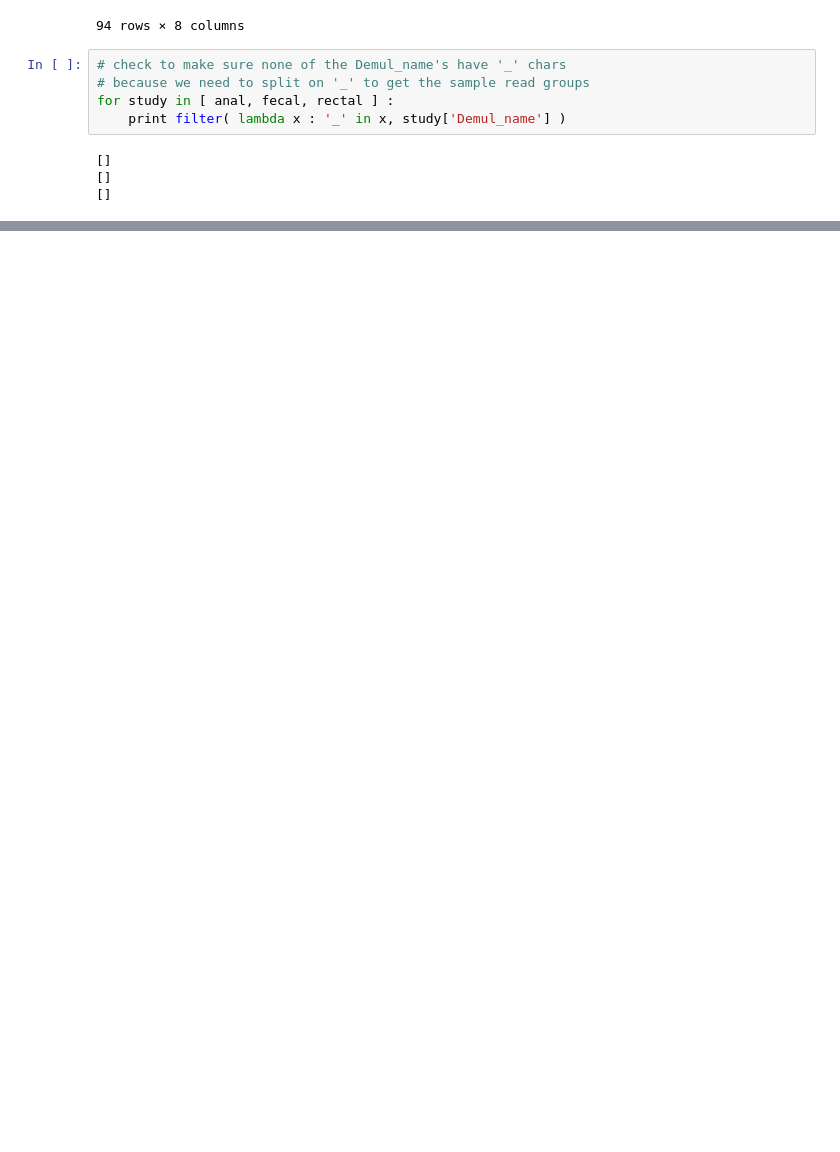
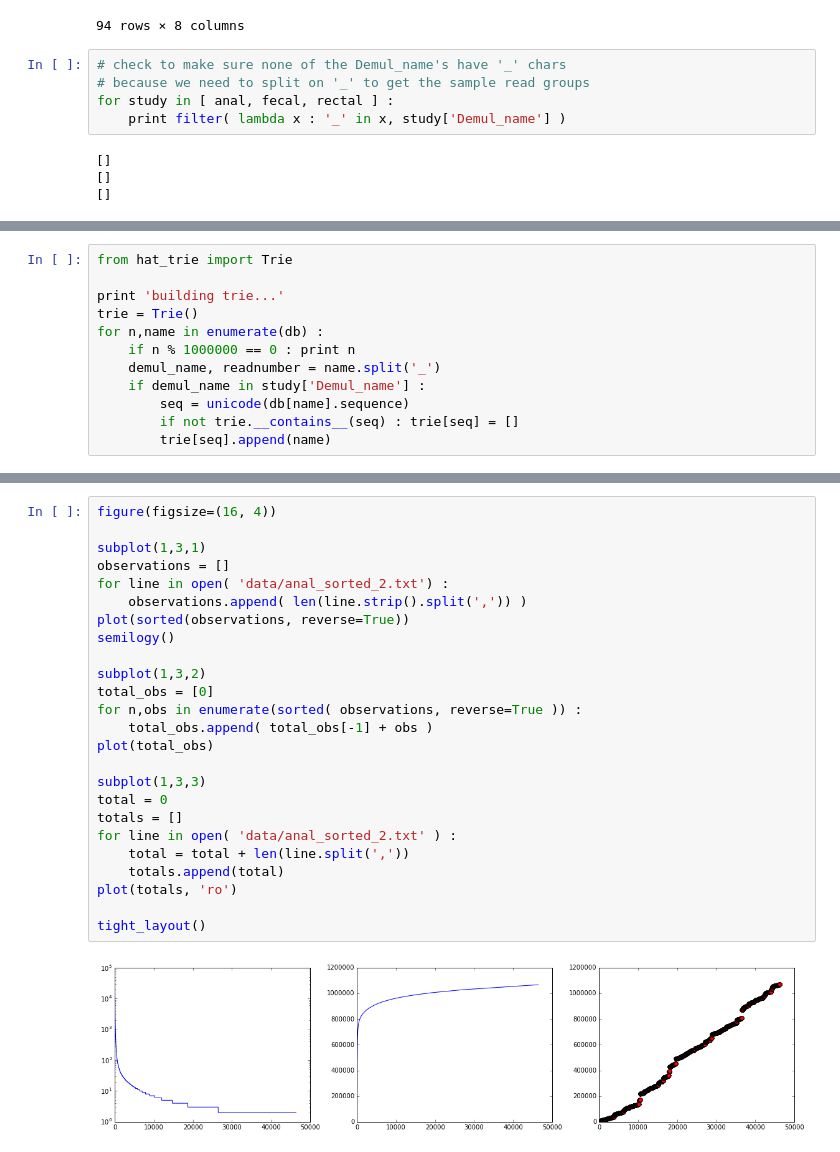
Before and after one commit to ryneches/catbutt, a Jupyter notebook: cattbutt.ipynb, the cells around one changed output, grey strips where cells are left out. Saved outputs shown, nothing was run; the diff lists cells and outputs as text; blank space fills up the shorter version.

```diff
--- a/cattbutt.ipynb
+++ b/cattbutt.ipynb
@@ -167,0 +184,12 @@ for study in [ anal, fecal, rectal ] :
+# %%
+from hat_trie import Trie
+
+print 'building trie...'
+trie = Trie()
+for n,name in enumerate(db) :
+    if n % 1000000 == 0 : print n
+    demul_name, readnumber = name.split('_')
+    if demul_name in study['Demul_name'] :
+        seq = unicode(db[name].sequence)
+        if not trie.__contains__(seq) : trie[seq] = []
+        trie[seq].append(name)
@@ -199,0 +244,27 @@ with open('fishpoo_nochimeras_sorted_nonrare_2.fasta', 'w' ) as f1, \
+# %%
+figure(figsize=(16, 4))
+
+subplot(1,3,1)
+observations = []
+for line in open( 'data/anal_sorted_2.txt') :
+    observations.append( len(line.strip().split(',')) )
+plot(sorted(observations, reverse=True))
+semilogy()
+
+subplot(1,3,2)
+total_obs = [0]
+for n,obs in enumerate(sorted( observations, reverse=True )) :
+    total_obs.append( total_obs[-1] + obs )
+plot(total_obs)
+
+subplot(1,3,3)
+total = 0
+totals = []
+for line in open( 'data/anal_sorted_2.txt' ) :
+    total = total + len(line.split(','))
+    totals.append(total)
+plot(totals, 'ro')
+
+tight_layout()
+# %% [output]
+[figure, added]
```
Also changed, not shown: parts of 9 cells of this notebook, 2 other files.
